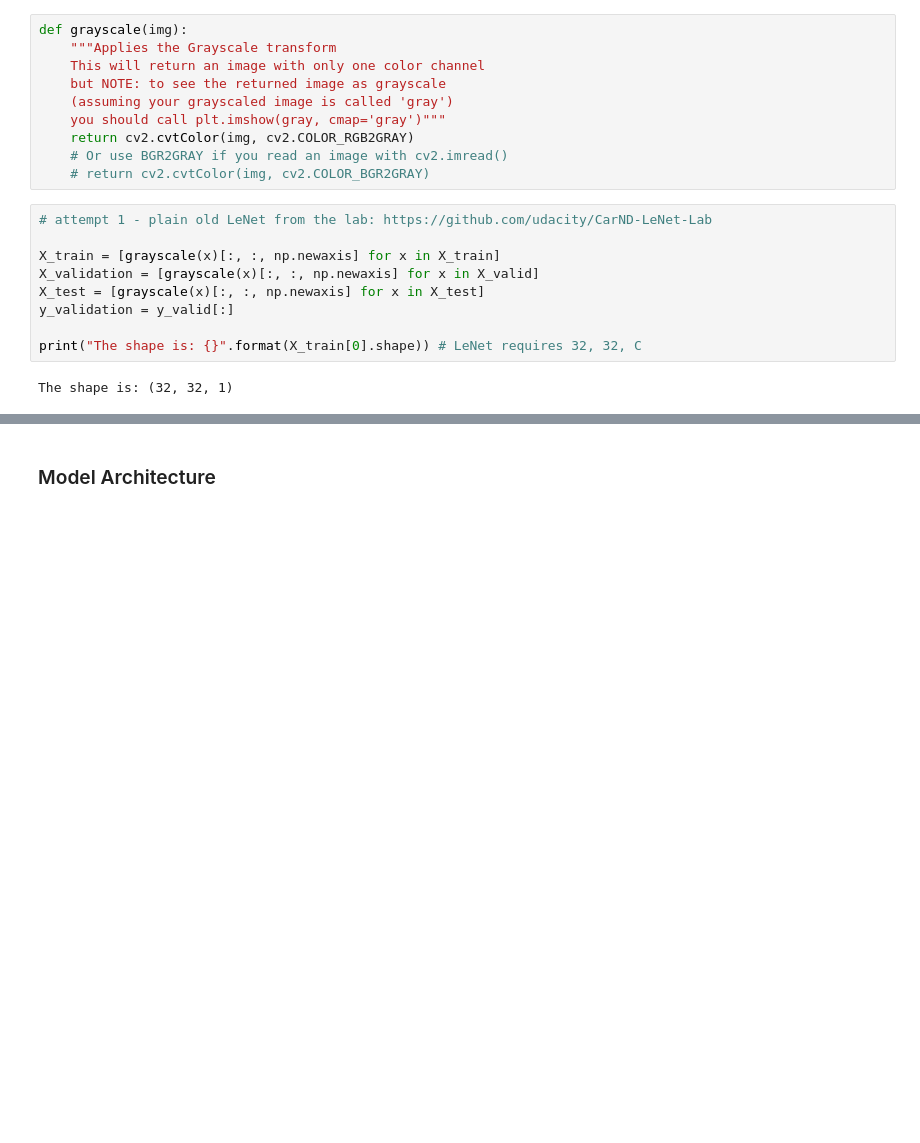
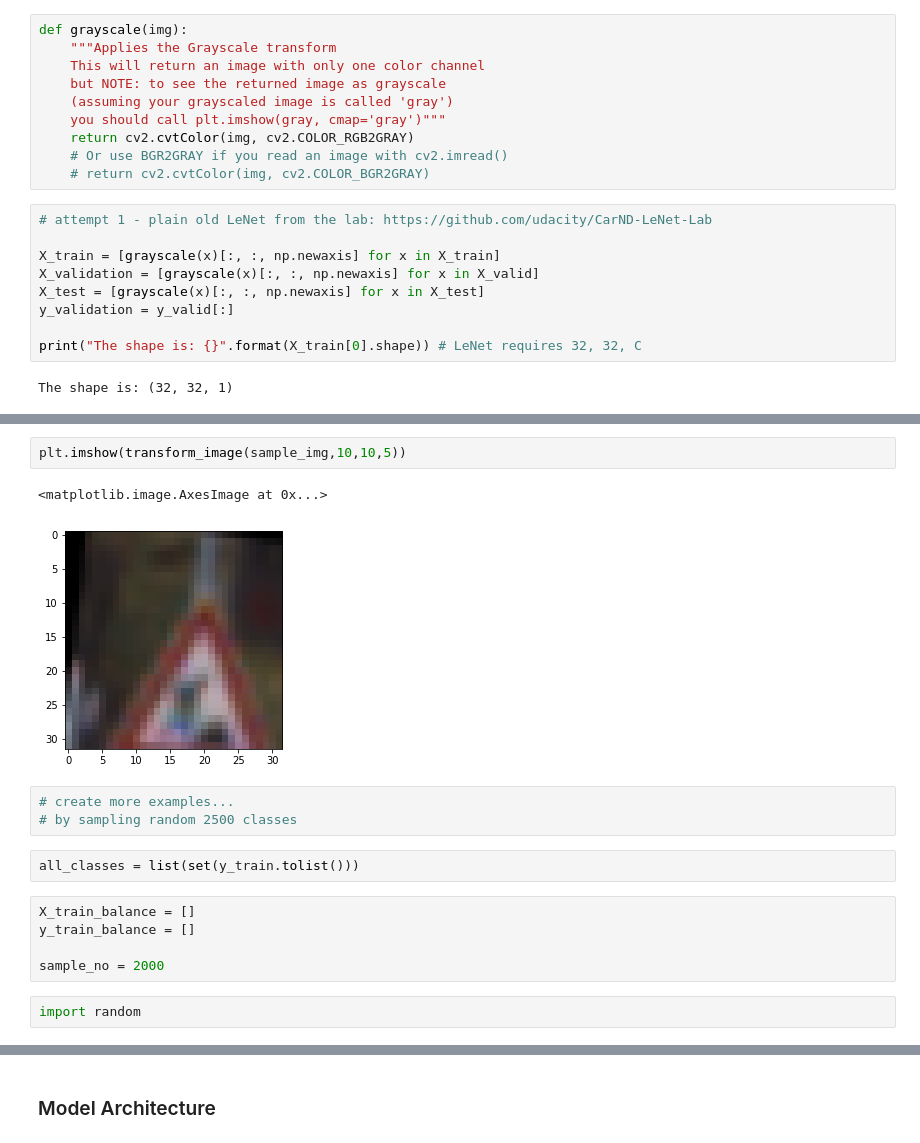
Before and after one commit to chappers/CarND-Traffic-Sign-Classifier-Project, a Jupyter notebook: Traffic_Sign_Classifier.ipynb, the cells around one changed output, grey strips where cells are left out. Cells and saved outputs as stored; diff of their text form; blank space fills up the shorter version.

```diff
--- a/Traffic_Sign_Classifier.ipynb
+++ b/Traffic_Sign_Classifier.ipynb
@@ -162,0 +222,17 @@ The shape is: (32, 32, 1)
+# %%
+plt.imshow(transform_image(sample_img,10,10,5))
+# %% [output]
+<matplotlib.image.AxesImage at 0x...>
+[figure, added]
+# %%
+# create more examples...
+# by sampling random 2500 classes
+# %%
+all_classes = list(set(y_train.tolist()))
+# %%
+X_train_balance = []
+y_train_balance = []
+
+sample_no = 2000
+# %%
+import random
```
Also changed, not shown: parts of 15 cells of this notebook, 11 other files.
